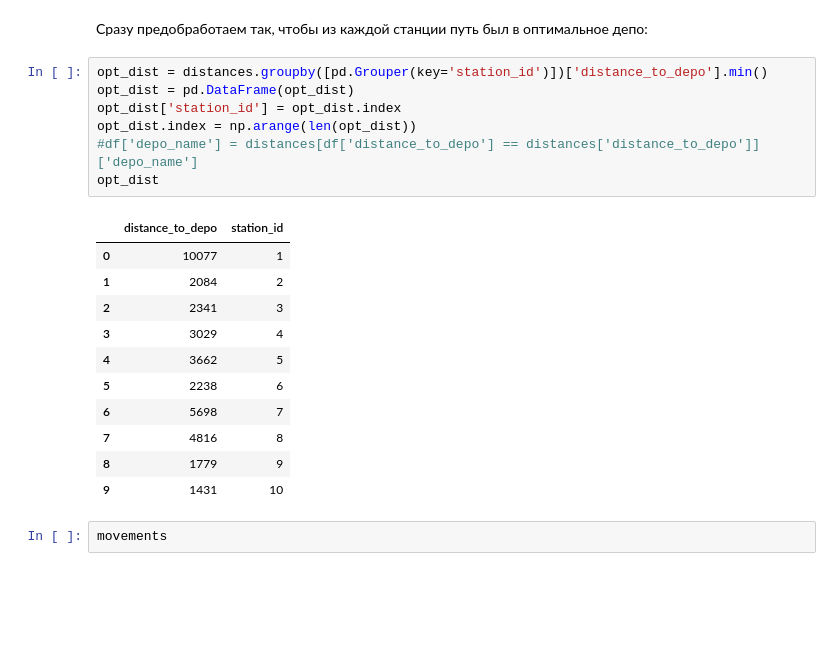
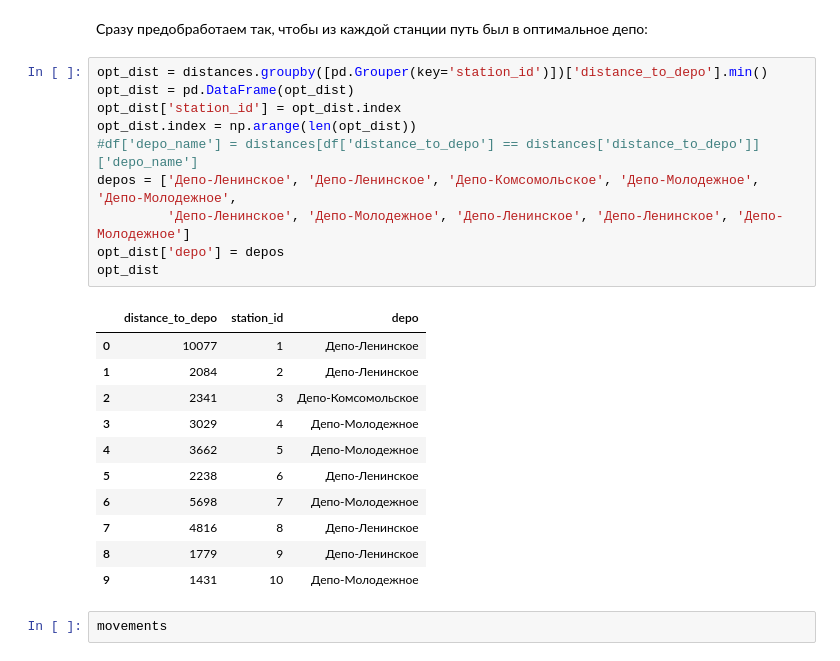
Before and after one commit to ArtemKupriyanov/sibur-hackathon-moscow, a Jupyter notebook: research/profit_optimization.ipynb, the cells around one changed output. Saved outputs shown, nothing was run; the diff lists cells and outputs as text; blank space fills up the shorter version.

```diff
--- a/research/profit_optimization.ipynb
+++ b/research/profit_optimization.ipynb
@@ -128,22 +129,25 @@ distances
 # %%
 opt_dist = distances.groupby([pd.Grouper(key='station_id')])['distance_to_depo'].min()
 opt_dist = pd.DataFrame(opt_dist)
 opt_dist['station_id'] = opt_dist.index
 opt_dist.index = np.arange(len(opt_dist))
 #df['depo_name'] = distances[df['distance_to_depo'] == distances['distance_to_depo']]['depo_name']
+depos = ['Депо-Ленинское', 'Депо-Ленинское', 'Депо-Комсомольское', 'Депо-Молодежное', 'Депо-Молодежное',
+         'Депо-Ленинское', 'Депо-Молодежное', 'Депо-Ленинское', 'Депо-Ленинское', 'Депо-Молодежное']
+opt_dist['depo'] = depos
 opt_dist
 # %% [output]
-|  | distance_to_depo | station_id |
-| 0 | 10077 | 1 |
-| 1 | 2084 | 2 |
-| 2 | 2341 | 3 |
-| 3 | 3029 | 4 |
-| 4 | 3662 | 5 |
-| 5 | 2238 | 6 |
-| 6 | 5698 | 7 |
-| 7 | 4816 | 8 |
-| 8 | 1779 | 9 |
-| 9 | 1431 | 10 |
+|  | distance_to_depo | station_id | depo |
+| 0 | 10077 | 1 | Депо-Ленинское |
+| 1 | 2084 | 2 | Депо-Ленинское |
+| 2 | 2341 | 3 | Депо-Комсомольское |
+| 3 | 3029 | 4 | Депо-Молодежное |
+| 4 | 3662 | 5 | Депо-Молодежное |
+| 5 | 2238 | 6 | Депо-Ленинское |
+| 6 | 5698 | 7 | Депо-Молодежное |
+| 7 | 4816 | 8 | Депо-Ленинское |
+| 8 | 1779 | 9 | Депо-Ленинское |
+| 9 | 1431 | 10 | Депо-Молодежное |
 # %%
 movements
 # %% [output]
```
Also changed, not shown: parts of 17 cells of this notebook, 2 other files.
